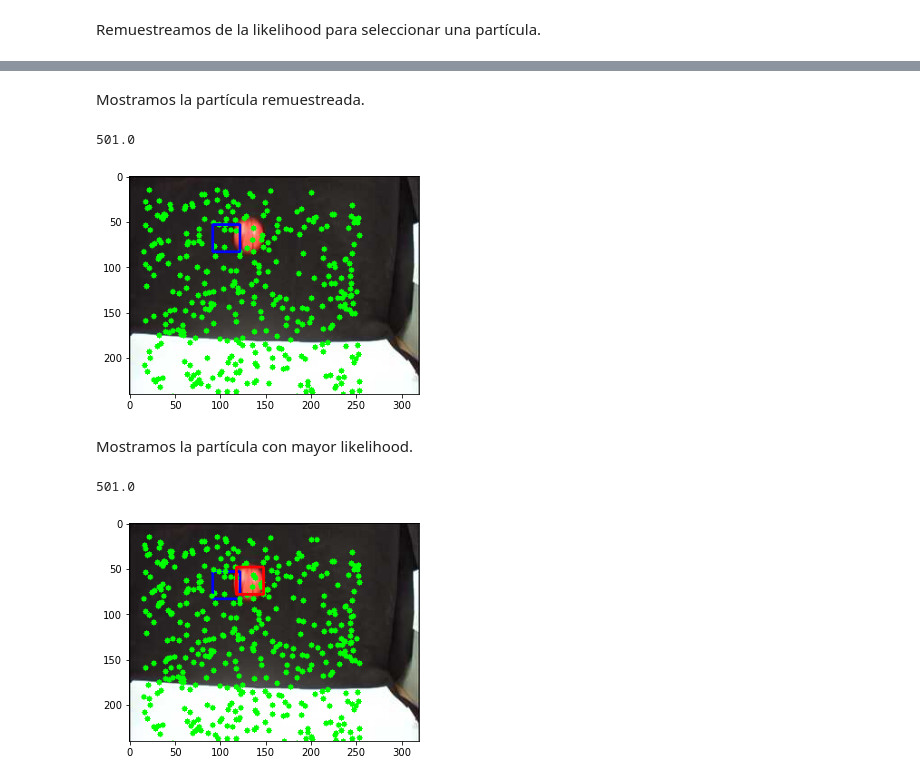
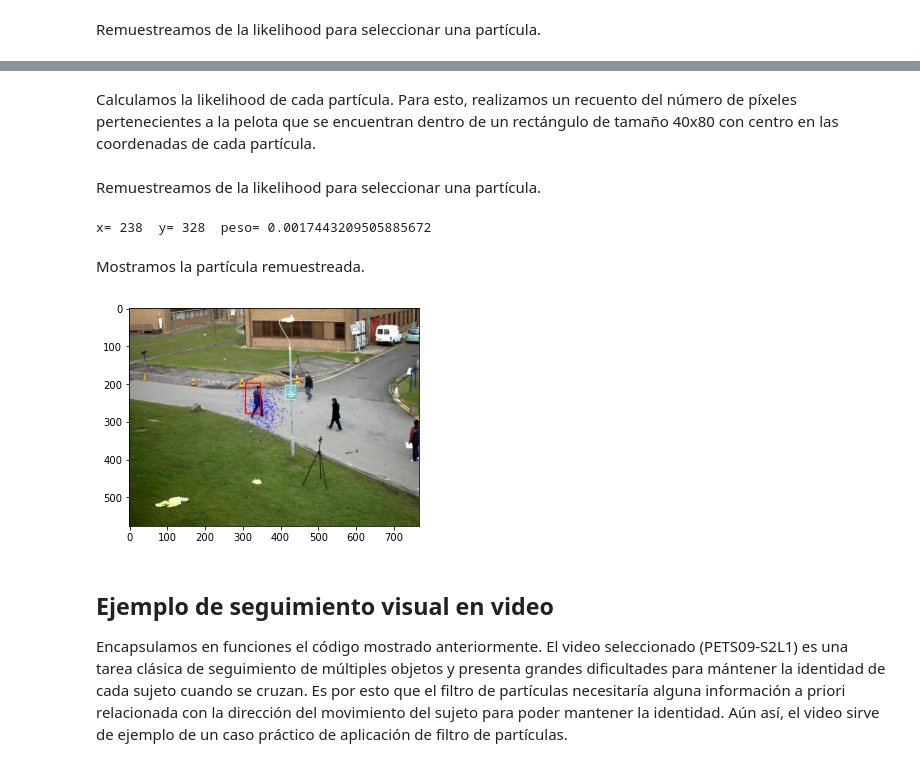
Before and after one commit to SergioHdezG/ParticleFilterVisualTracking, a Jupyter notebook: particle_filter_tracking.ipynb, the cells around one changed output, grey strips where cells are left out. Saved outputs shown, nothing was run; the diff lists cells and outputs as text; code cells hidden in the pictures.

```diff
--- a/particle_filter_tracking.ipynb
+++ b/particle_filter_tracking.ipynb
@@ -115,0 +152,6 @@ x= 63  y= 133  peso= 0.09842127720096715
+# %%
+frame_rgb = mpimg.imread(ruta_img[11])
+
+img_particles = print_particles(frame_rgb, particulas)
+plt.imshow(img_particles)
+plt.show()
@@ -115,0 +162,5 @@ x= 63  y= 133  peso= 0.09842127720096715
+# %%
+th = fgbg.apply(frame_rgb)
+th = cv2.erode(th, kernel)
+plt.imshow(th, cmap='gray')
+plt.show()
@@ -116,19 +169,40 @@ x= 63  y= 133  peso= 0.09842127720096715
+# %% [markdown]
+Calculamos la likelihood de cada partícula. Para esto, realizamos un recuento del número de píxeles pertenecientes a la pelota que se encuentran dentro de un rectángulo de tamaño 40x80 con centro en las coordenadas de cada partícula.
+# %%
+h, w = 80, 40
+estados = particulas['estados']
+
+for i in range(estados.shape[0]):
+    y = estados[i, 0]
+    x = estados[i, 1]
+    particulas['peso'][i] = np.sum(th[int(y-h/2):int(y+h/2), int(x-w/2):int(x+w/2)])
+
+# Normalizamos los pesos
+total = np.sum(particulas['peso'])
+particulas['peso'] = particulas['peso']/total
+# %% [markdown]
+Remuestreamos de la likelihood para seleccionar una partícula.
+# %%
+# Muestreamos con pesos=particulas['peso']
+index = np.random.choice(range(n), p=particulas['peso'])
+y_sample = particulas['estados'][index,0]
+x_sample  = particulas['estados'][index,1]
+
+print('x=', y_sample, ' y=', x_sample, ' peso=', particulas['peso'][index])
+# %% [output]
+x= 238  y= 328  peso= 0.0017443209505885672
 # %% [markdown]
 Mostramos la partícula remuestreada.
 # %%
-img_particles = print_particles(frame_rgb, particulas, y_sample, x_sample, color=(0, 0, 255))
+img_particles = print_particles(frame_rgb, particulas, y_sample, x_sample, color=(255, 0, 0))
 plt.imshow(img_particles)
 plt.show()
 # %% [output]
-501.0
-[figure, old version]
+[figure, new version]
-# %% [markdown]
-Mostramos la partícula con mayor likelihood.
-# %%
-img_particles = print_particles(frame_rgb, particulas, y_best, x_best, color=(255, 0, 0))
-plt.imshow(img_particles)
-plt.show()
-# %% [output]
-501.0
-[figure, removed]
+# %% [markdown]
+## Ejemplo  de seguimiento visual en video
+
+Encapsulamos en funciones el código mostrado anteriormente.
+El video seleccionado (PETS09-S2L1) es una tarea clásica de seguimiento de múltiples objetos y presenta grandes dificultades para mántener la identidad de cada sujeto cuando se cruzan. Es por esto que el filtro de partículas necesitaría alguna información a priori relacionada con la dirección del movimiento del sujeto para poder mantener la identidad.
+Aún así, el video sirve de ejemplo de un caso práctico de aplicación de filtro de partículas.
 # %%
```
Also changed, not shown: parts of 37 cells of this notebook, 2 other files.
